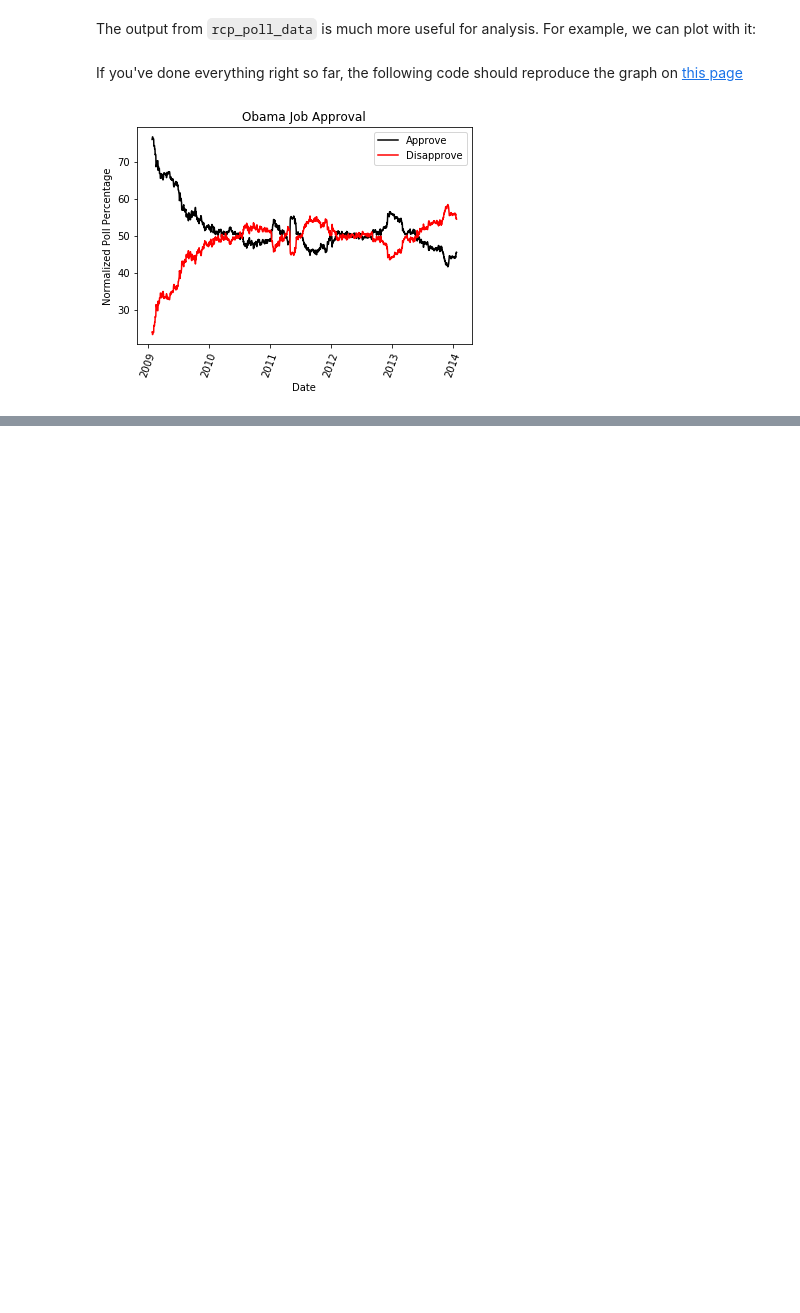
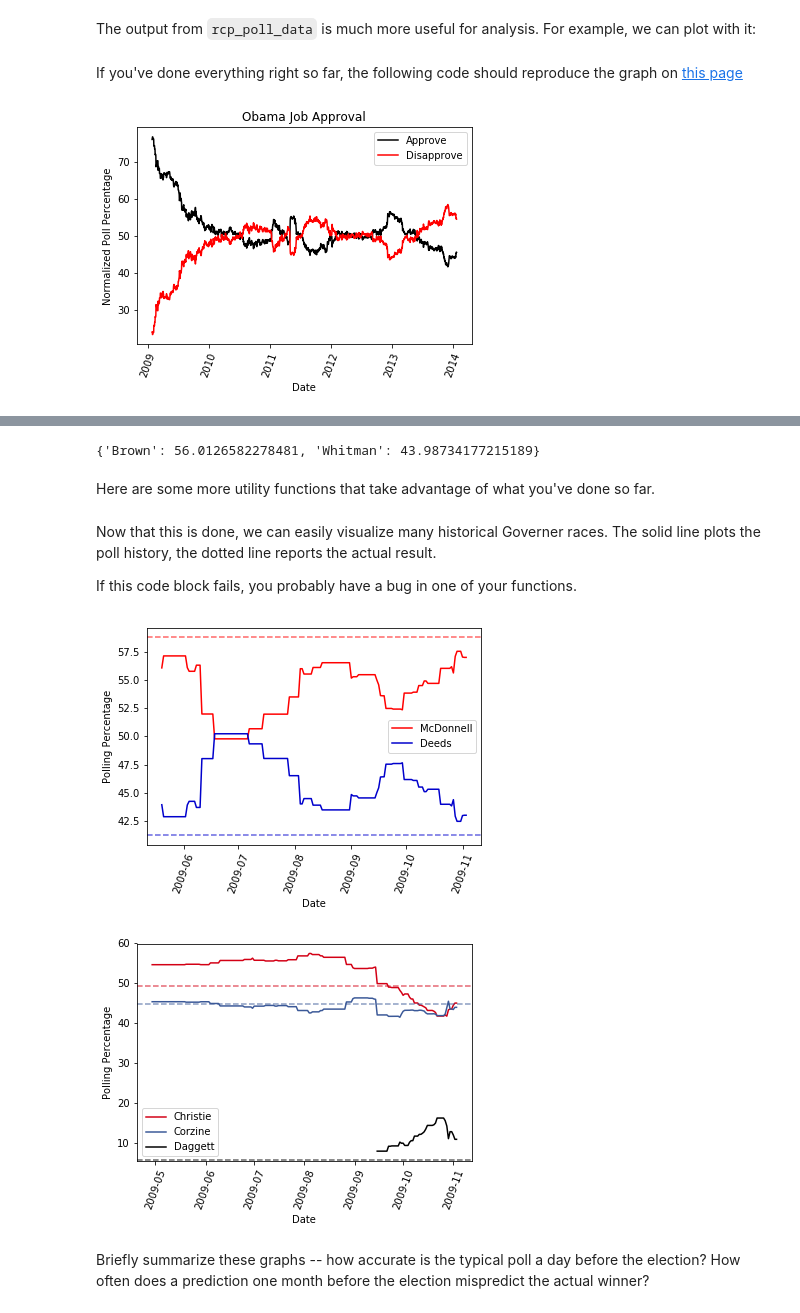
Before and after one commit to whiskey0705/cs109, a Jupyter notebook: hw2013/hw1/hw1.ipynb, the cells around one changed output, grey strips where cells are left out. Cells and saved outputs as stored; diff of their text form; code cells hidden in the pictures; blank space fills up the shorter version.

Commit message:
hw1 done

```diff
--- a/hw2013/hw1/hw1.ipynb
+++ b/hw2013/hw1/hw1.ipynb
@@ -241,0 +419,50 @@ plt.title("Obama Job Approval");
+# %%
+# just for test
+url = 'https://www.realclearpolitics.com/epolls/2010/governor/ca/california_governor_whitman_vs_brown-1113.html'
+race_result(url)
+# %% [output]
+{'Brown': 56.0126582278481, 'Whitman': 43.98734177215189}
+# %% [markdown]
+Here are some more utility functions that take advantage of what you've done so far.
+# %%
+def id_from_url(url):
+    """Given a URL, look up the RCP identifier number"""
+    return url.split('-')[-1].split('.html')[0]
+
+
+def plot_race(url):
+    """Make a plot summarizing a senate race
+
+    Overplots the actual race results as dashed horizontal lines
+    """
+    #hey, thanks again for these functions!
+    id = id_from_url(url)
+    xml = get_poll_xml(id)
+    colors = plot_colors(xml)
+
+    if len(colors) == 0:
+        return
+
+    #really, you shouldn't have
+    result = race_result(url)
+
+    poll_plot(id)
+    plt.xlabel("Date")
+    plt.ylabel("Polling Percentage")
+    for r in result:
+        plt.axhline(result[r], color=colors[_strip(r)], alpha=0.6, ls='--')
+# %% [markdown]
+Now that this is done, we can easily visualize many historical Governer races. The solid line plots the poll history, the dotted line reports the actual result.
+
+If this code block fails, you probably have a bug in one of your functions.
+# %%
+page = requests.get('http://www.realclearpolitics.com/epolls/2010/governor/2010_elections_governor_map.html').text.encode('ascii', 'ignore')
+
+for race in find_governor_races(page):
+    plot_race(race)
+    plt.show()
+# %% [output]
+[figure, added]
+[figure, added]
+# %% [markdown]
+Briefly summarize these graphs -- how accurate is the typical poll a day before the election? How often does a prediction one month before the election mispredict the actual winner?
```
Also changed, not shown: parts of 23 cells of this notebook.
